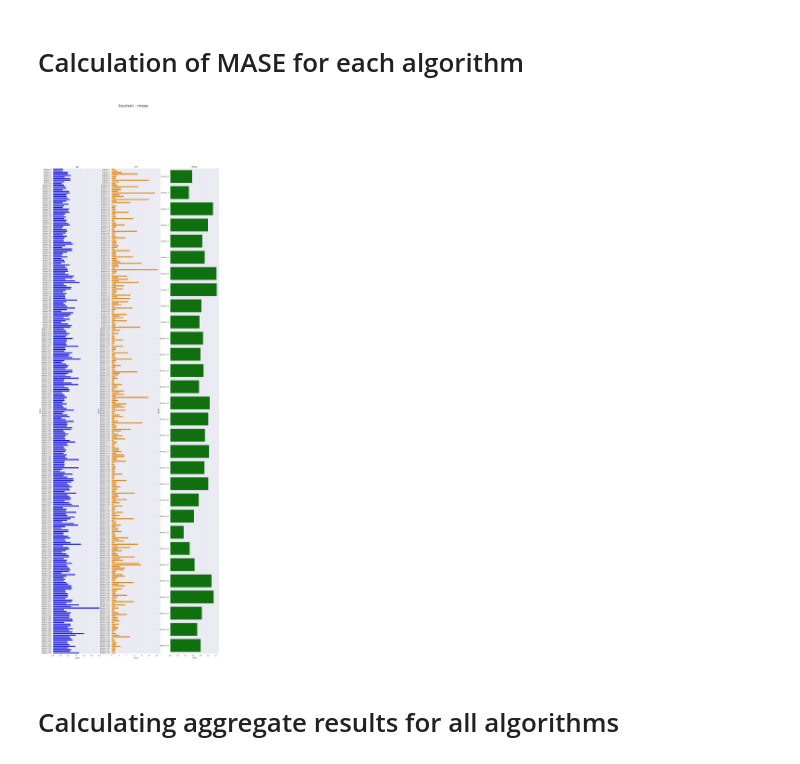
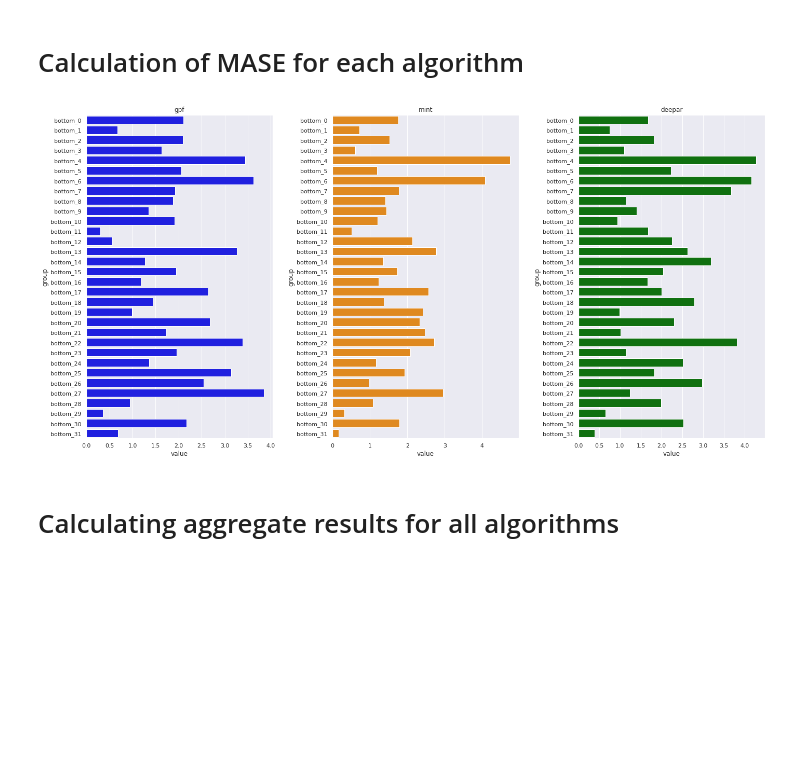
Before and after one commit to luisroque/run_models_distributed, a Jupyter notebook: notebooks/Results_comparing_all_algorithms_paper1_probabilistic.ipynb, the cells around one changed output. Cells and saved outputs as stored; diff of their text form; code cells hidden in the pictures; blank space fills up the shorter version.

```diff
--- a/notebooks/Results_comparing_all_algorithms_paper1_probabilistic.ipynb
+++ b/notebooks/Results_comparing_all_algorithms_paper1_probabilistic.ipynb
@@ -98,9 +96,9 @@ ps.crps_ensemble(true[-data['h']:, series], e['predictions']['samples']['bottom'
 # %% [markdown]
 # Calculation of MASE for each algorithm
 # %%
-htsx.visualization.plot_compare_err_metric('mase', 'tourism', figsize=(20, 60))
+htsx.visualization.plot_compare_err_metric('mase', 'prison', figsize=(20, 10))
 # %% [output]
-[figure, old version]
+[figure, new version]
 # %% [markdown]
 # Calculating aggregate results for all algorithms
 # %%
```
Also changed, not shown: parts of 9 cells of this notebook, 1 other file.
